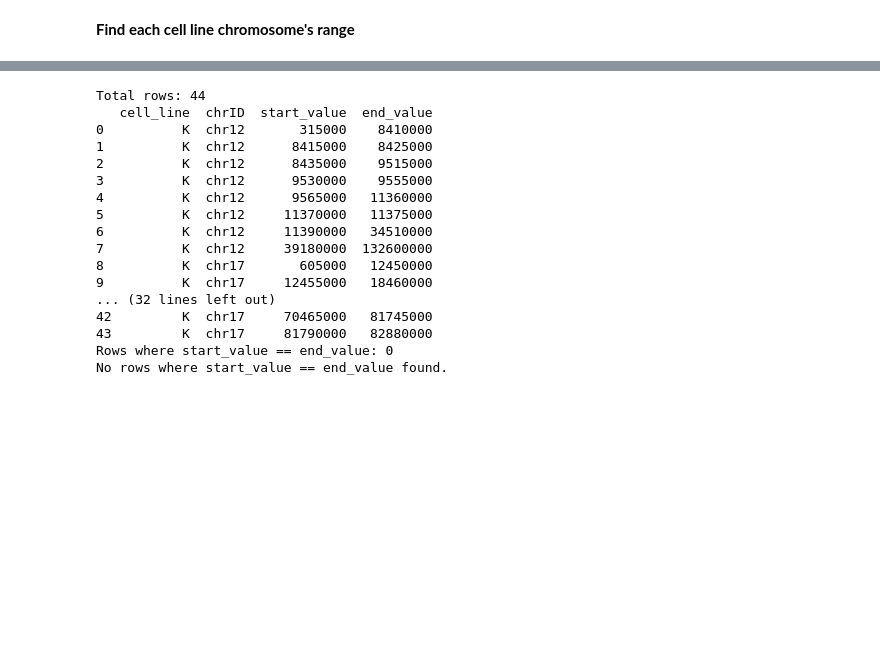
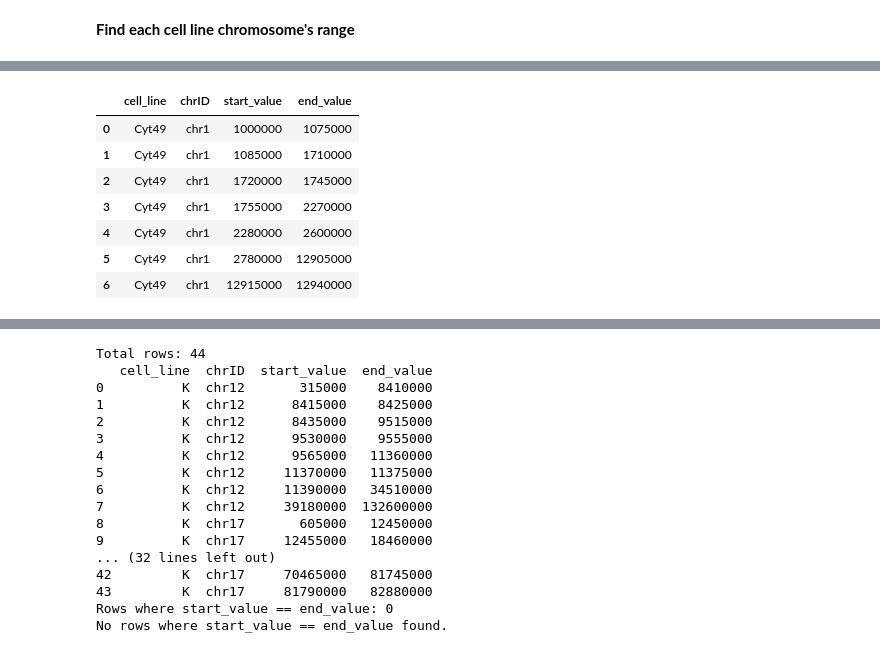
Before and after one commit to ScheWann/ChromPolymerDB, a Jupyter notebook: Scripts/extraction.ipynb, the cells around one changed output, grey strips where cells are left out. Cells and saved outputs as stored; diff of their text form; code cells hidden in the pictures; blank space fills up the shorter version.

```diff
--- a/Scripts/extraction.ipynb
+++ b/Scripts/extraction.ipynb
@@ -239,0 +253,17 @@ Processed and saved: GM_ranges.csv.gz
+# %%
+file_path = "../Data/seqs/Cyt49_ranges.csv.gz"
+Cyt49v2_df = pd.read_csv(file_path, compression="gzip")
+filtered_df = Cyt49v2_df[
+    (Cyt49v2_df['end_value'] <= 12945000) &
+    (Cyt49v2_df['chrID'] == 'chr1')
+]
+filtered_df
+# %% [output]
+|  | cell_line | chrID | start_value | end_value |
+| 0 | Cyt49 | chr1 | 1000000 | 1075000 |
+| 1 | Cyt49 | chr1 | 1085000 | 1710000 |
+| 2 | Cyt49 | chr1 | 1720000 | 1745000 |
+| 3 | Cyt49 | chr1 | 1755000 | 2270000 |
+| 4 | Cyt49 | chr1 | 2280000 | 2600000 |
+| 5 | Cyt49 | chr1 | 2780000 | 12905000 |
+| 6 | Cyt49 | chr1 | 12915000 | 12940000 |
```
Also changed, not shown: parts of 6 cells of this notebook, 3 other files.
